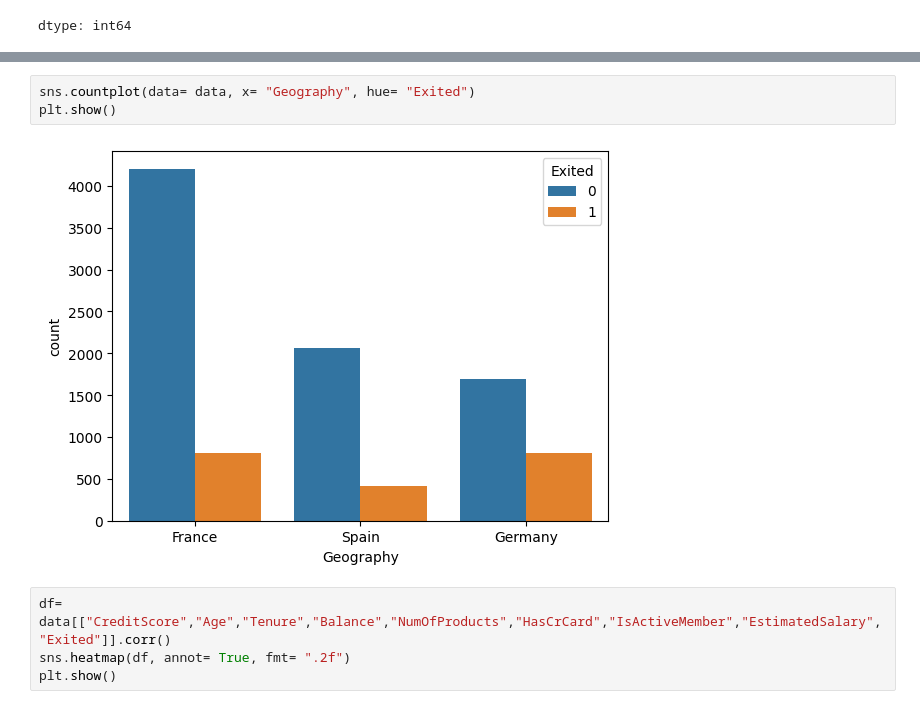
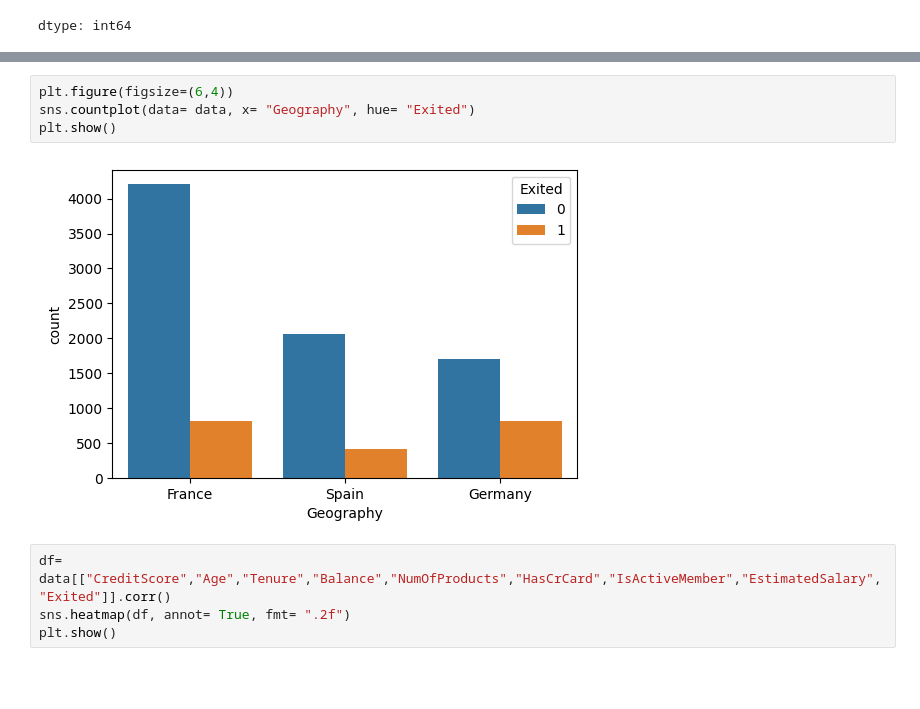
Before and after one commit to Asmitpremkumar16/Customer_Churn, a Jupyter notebook: Churn_Model.ipynb, the cells around one changed output, grey strips where cells are left out. Drawn from its saved outputs; the diff is of its cells as text; blank space fills up the shorter version.

```diff
--- a/Churn_Model.ipynb
+++ b/Churn_Model.ipynb
@@ -63,8 +130,9 @@ dtype: int64
 # %%
+plt.figure(figsize=(6,4))
 sns.countplot(data= data, x= "Geography", hue= "Exited")
 plt.show()
 # %% [output]
-[figure, old version]
+[figure, new version]
 # %%
 df= data[["CreditScore","Age","Tenure","Balance","NumOfProducts","HasCrCard","IsActiveMember","EstimatedSalary","Exited"]].corr()
 sns.heatmap(df, annot= True, fmt= ".2f")
```
Also changed, not shown: parts of 13 cells of this notebook.
